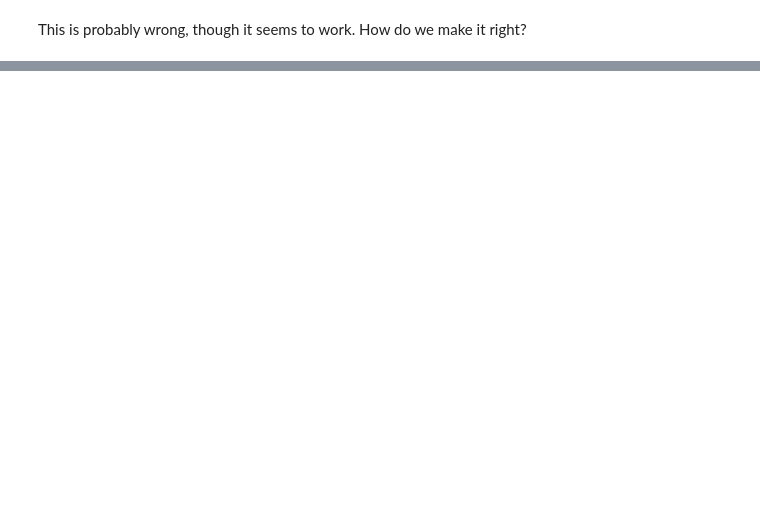
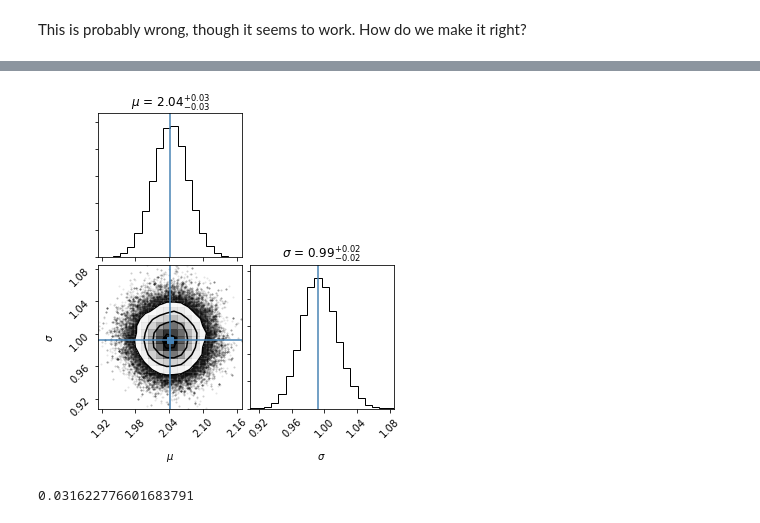
Before and after one commit to bmorris3/zeitsprung, a Jupyter notebook: montecarlo.ipynb, the cells around one changed output, grey strips where cells are left out. Drawn from its saved outputs; the diff is of its cells as text; code cells hidden in the pictures; blank space fills up the shorter version.

```diff
--- a/montecarlo.ipynb
+++ b/montecarlo.ipynb
@@ -53,0 +61,34 @@ corner(sampler.flatchain, truths=[ref_sample.mean(), ref_sample.std()],
+# %%
+# The "background" outlier likelihood:
+
+y = ref_sample.copy()
+def lnlike_bg(p):
+    mu, lnV = p
+    var = np.exp(lnV)
+    return np.sum(-0.5 * ((mu - y) ** 2 / var + np.log(var)))
+
+nwalkers, ndim = 100, 2
+
+p0 = [1e-5*np.random.randn() + np.array([2, 0]) for _ in range(nwalkers)]
+
+sampler = emcee.EnsembleSampler(nwalkers, ndim, lnlike_bg)
+
+# Run a burn-in chain and save the final location.
+pos = sampler.run_mcmc(p0, 500)[0]
+
+# Run the production chain.
+sampler.reset()
+sampler.run_mcmc(pos, 1500);
+# %%
+samples = sampler.flatchain.copy()
+
+samples[:, 1] = np.sqrt(np.exp(samples[:, 1]))
+
+corner(samples, truths=[ref_sample.mean(), ref_sample.std()],
+       labels='$\\mu$ $\sigma$'.split(), show_titles=True);
+# %% [output]
+[figure, added]
+# %%
+1/np.sqrt(nsamples)
+# %% [output]
+0.031622776601683791
```
Also changed, not shown: parts of 5 cells of this notebook, 1 other file.
